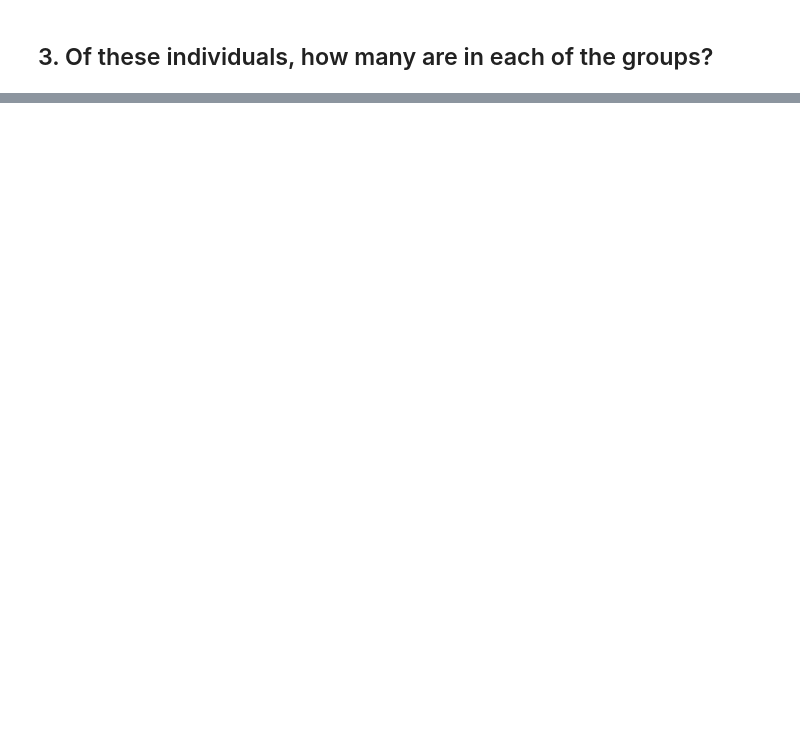
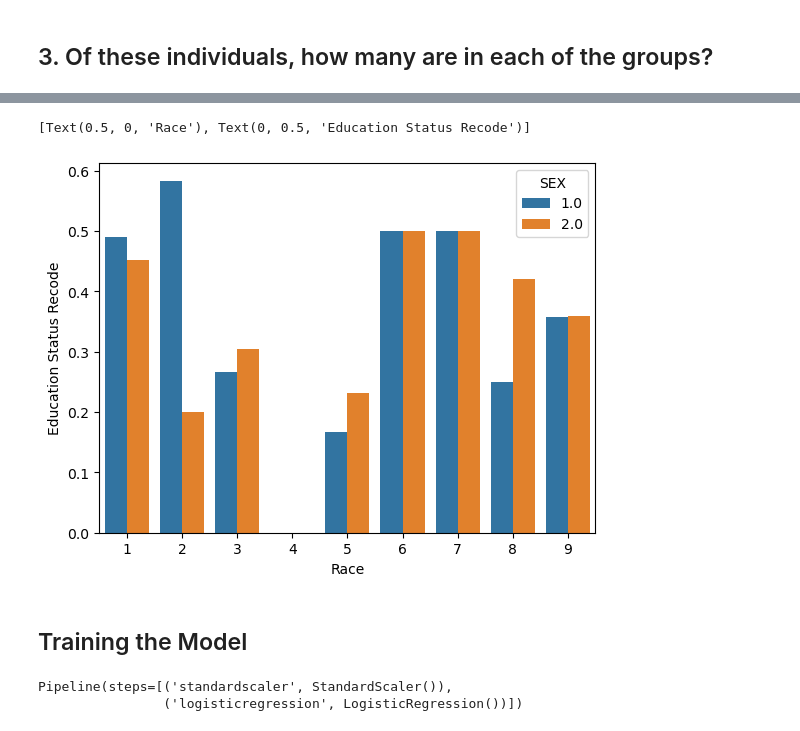
Before and after one commit to juliafairbank7/juliafairbank7.github.io, a Jupyter notebook: posts/Auditing Allocative Bias/index.ipynb, the cells around one changed output, grey strips where cells are left out. Drawn from its saved outputs; the diff is of its cells as text; code cells hidden in the pictures; blank space fills up the shorter version.

```diff
--- a/posts/Auditing Allocative Bias/index.ipynb
+++ b/posts/Auditing Allocative Bias/index.ipynb
@@ -128,4 +191,4 @@ Of those individuals, the proportion of people that have a target label equal to
 # %%
-df.loc[df["RACE"] >= 2, "RACE"] = 2
-df.groupby("RACE")["ESR_label"].mean()
+label1_groups_ratio = df.groupby(['RACE'])['ESR_label'].mean()
+print(label1_groups_ratio)
 # %% [output]
@@ -140,0 +208,3 @@ This large discrepancy is most likely due to years of systemic bias and racism.
+# %%
+label1_groups_sex = df.groupby(['RACE', 'SEX'])['ESR_label'].mean()
+print(label1_groups_sex)
@@ -140,0 +231,24 @@ This large discrepancy is most likely due to years of systemic bias and racism.
+# %%
+import seaborn as sns
+import pandas as pd
+import matplotlib.pyplot as plt
+
+result = label1_groups_sex.to_frame().reset_index()
+figure = sns.barplot(x='RACE', y = 'ESR_label', hue = 'SEX', data = result)
+figure.set(xlabel="Race", ylabel="Education Status Recode")
+# %% [output]
+[Text(0.5, 0, 'Race'), Text(0, 0.5, 'Education Status Recode')]
+[figure, added]
+# %% [markdown]
+## Training the Model
+# %%
+from sklearn.linear_model import LogisticRegression
+from sklearn.pipeline import make_pipeline
+from sklearn.preprocessing import StandardScaler
+from sklearn.metrics import confusion_matrix
+
+model = make_pipeline(StandardScaler(), LogisticRegression())
+model.fit(X_train, y_train)
+# %% [output]
+Pipeline(steps=[('standardscaler', StandardScaler()),
+                ('logisticregression', LogisticRegression())])
```
Also changed, not shown: parts of 39 cells of this notebook, 4 other files.
